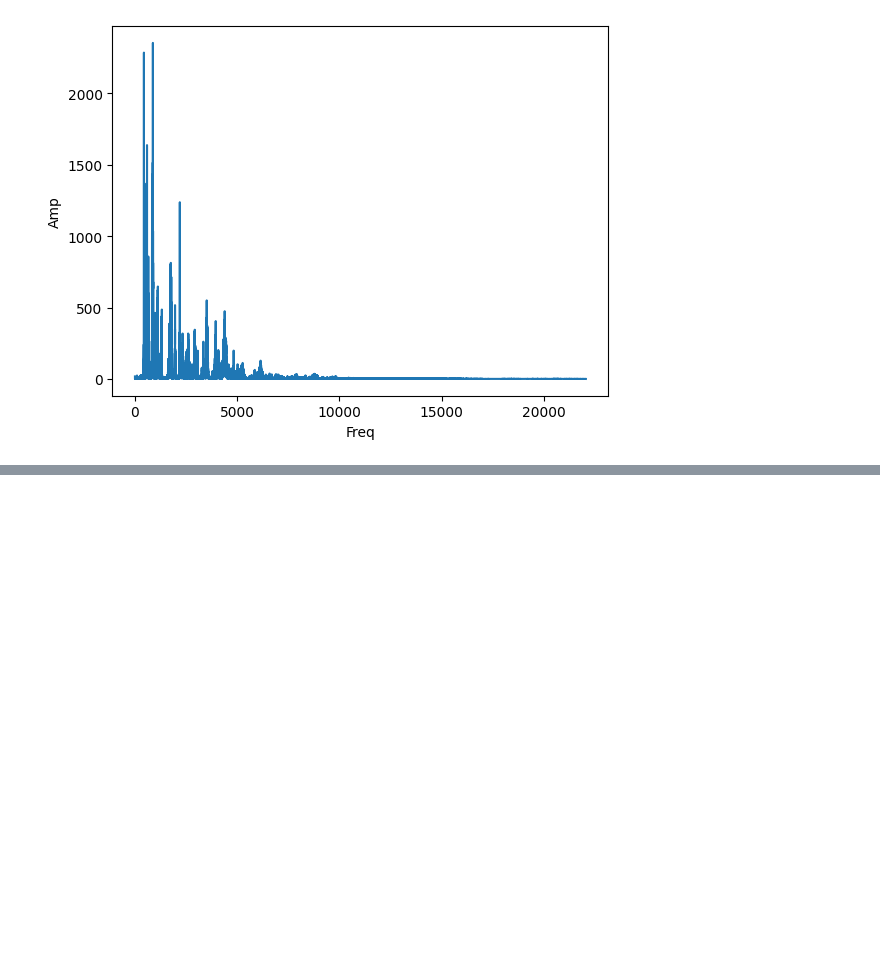
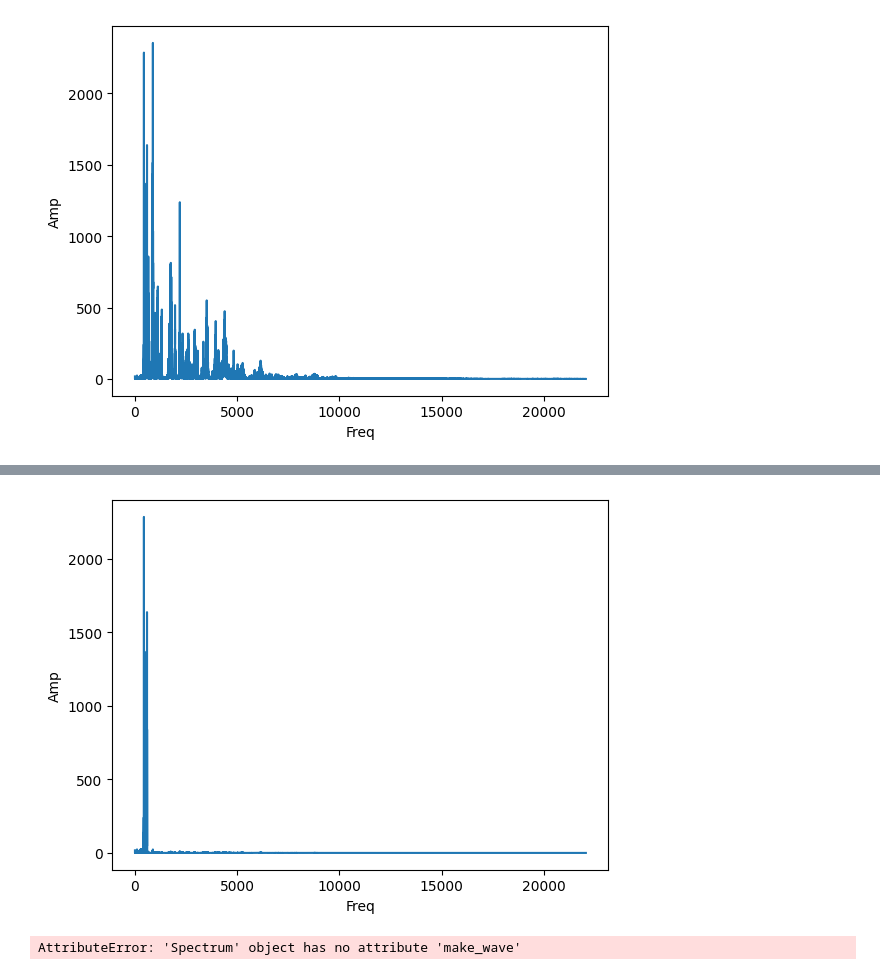
Before and after one commit to damiansp/completePython, a Jupyter notebook: dsp/1_sounds_and_signals/3_signals.ipynb, the cells around one changed output, grey strips where cells are left out. Saved outputs shown, nothing was run; the diff lists cells and outputs as text; code cells hidden in the pictures; blank space fills up the shorter version.

Commit message:
Spectrum +low pass filt

```diff
--- a/dsp/1_sounds_and_signals/3_signals.ipynb
+++ b/dsp/1_sounds_and_signals/3_signals.ipynb
@@ -45,0 +44,10 @@ AttributeError: 'Spectrum' object has no attribute 'low_pass'
+# %%
+spectrum.plot()
+# %% [output]
+[figure, added]
+# %%
+wave = spectrum.make_wave()
+#wave.write('junk_test.wav')
+type(wave)
+# %% [output]
+AttributeError: 'Spectrum' object has no attribute 'make_wave'
```
Also changed, not shown: parts of 1 cell of this notebook, 1 other file.
